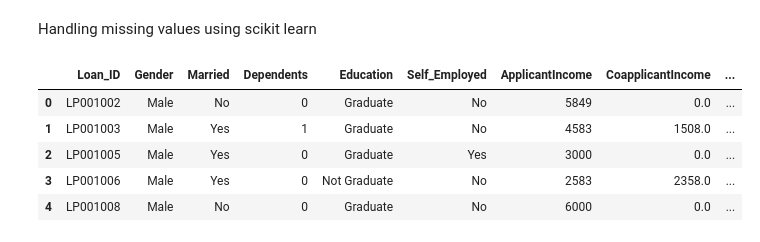
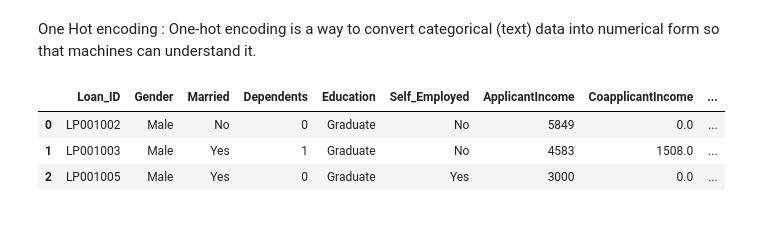
Before and after one commit to Vickymaurya1/machine-learning-course, a Jupyter notebook: Untitled2.ipynb, the cells around one changed output. Saved outputs shown, nothing was run; the diff lists cells and outputs as text; code cells hidden in the pictures.

Commit message:
One hot encoding : 4/2/26

```diff
--- a/Untitled2.ipynb
+++ b/Untitled2.ipynb
@@ -7,15 +5,14 @@ import matplotlib.pyplot as plt
-# %% [markdown]
-Handling missing values using scikit learn
+# %% [markdown]
+One Hot encoding : One-hot encoding is a way to convert categorical (text) data into numerical form so that machines can understand it.
 # %%
-dataset = pd.read_csv(r"/content/loan.csv")
-dataset.head()
+dataset = pd.read_csv("loan.csv")
-# %% [output]
-|  | Loan_ID | Gender | Married | Dependents | Education | Self_Employed | ApplicantIncome | CoapplicantIncome | ... |
-| 0 | LP001002 | Male | No | 0 | Graduate | No | 5849 | 0.0 | ... |
-| 1 | LP001003 | Male | Yes | 1 | Graduate | No | 4583 | 1508.0 | ... |
-| 2 | LP001005 | Male | Yes | 0 | Graduate | Yes | 3000 | 0.0 | ... |
-| 3 | LP001006 | Male | Yes | 0 | Not Graduate | No | 2583 | 2358.0 | ... |
-| 4 | LP001008 | Male | No | 0 | Graduate | No | 6000 | 0.0 | ... |
+# %%
+dataset.head(3)
+# %% [output]
+|  | Loan_ID | Gender | Married | Dependents | Education | Self_Employed | ApplicantIncome | CoapplicantIncome | ... |
+| 0 | LP001002 | Male | No | 0 | Graduate | No | 5849 | 0.0 | ... |
+| 1 | LP001003 | Male | Yes | 1 | Graduate | No | 4583 | 1508.0 | ... |
+| 2 | LP001005 | Male | Yes | 0 | Graduate | Yes | 3000 | 0.0 | ... |
 # %%
 dataset.isnull().sum()
 # %% [output]
```
Also changed, not shown: parts of 16 cells of this notebook.
